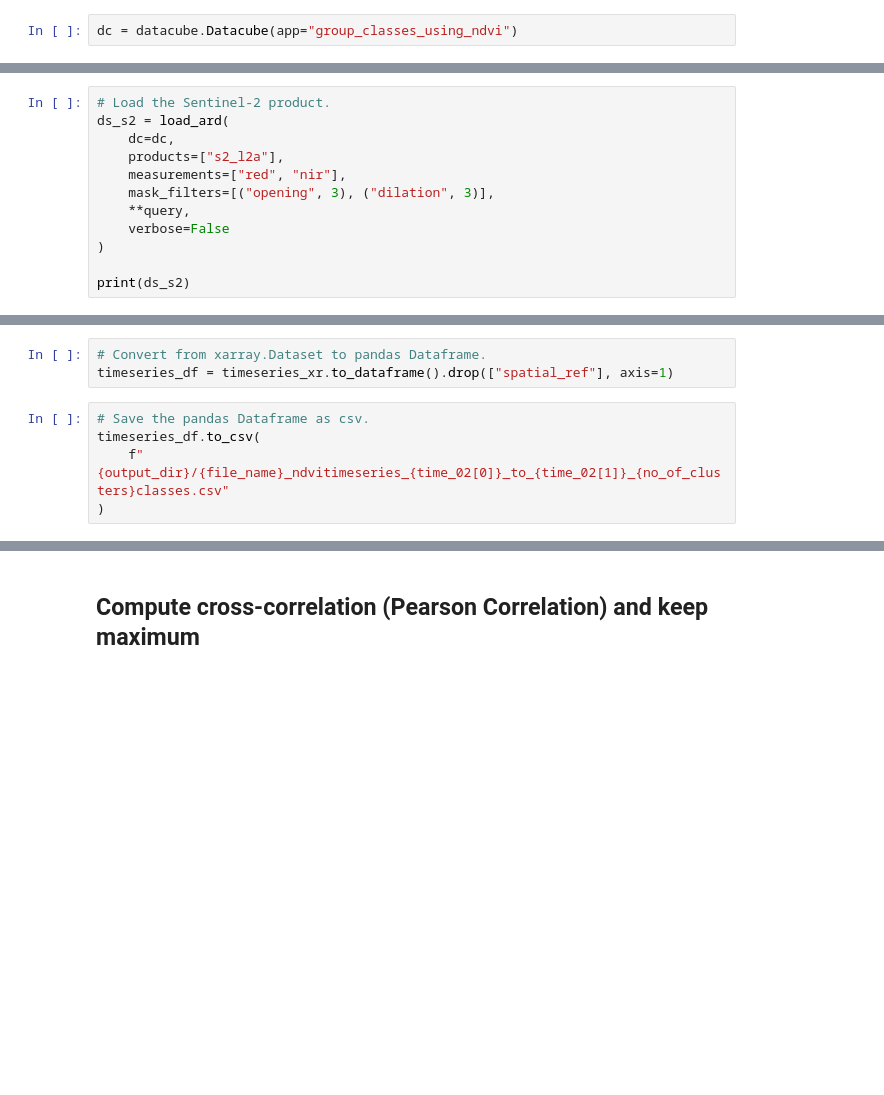
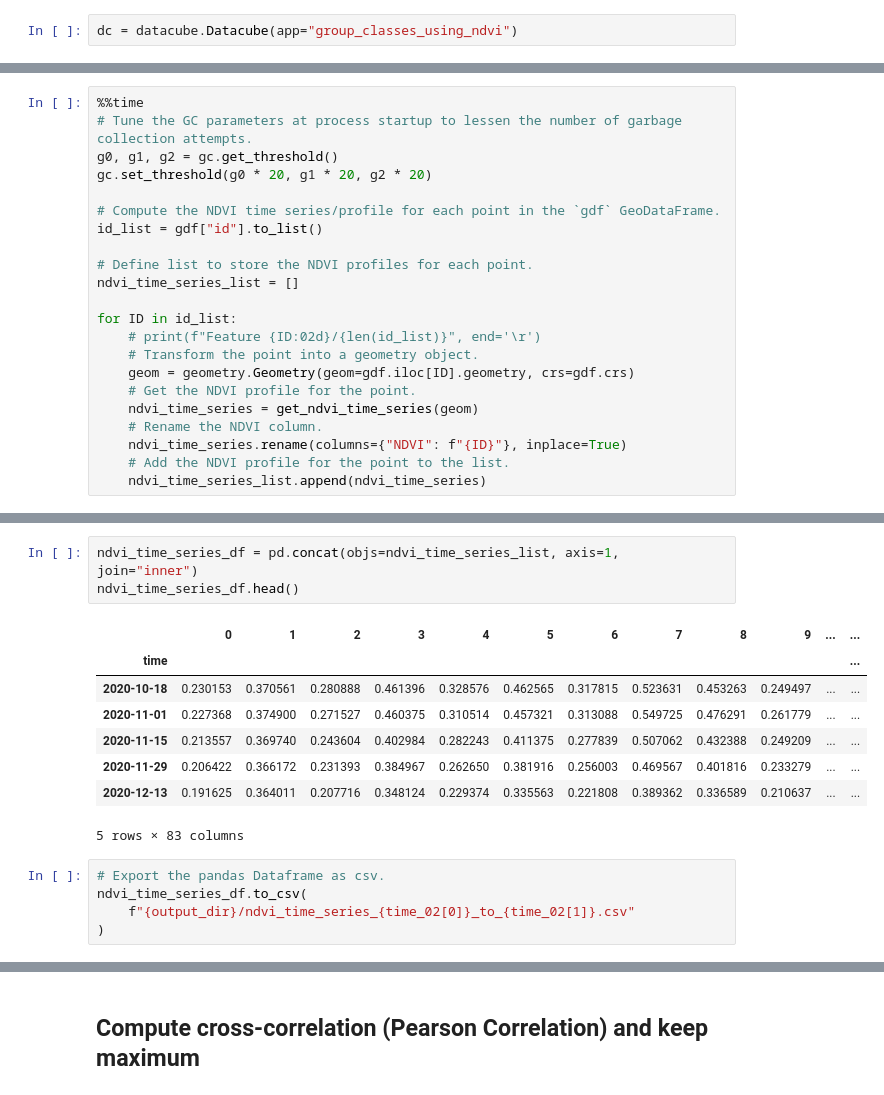
Before and after one commit to tylere/deafrica-sandbox-notebooks, a Jupyter notebook: Use_cases/NDVI_profiles/point_test_area/02_group_classes_using_NDVI.ipynb, the cells around one changed output, grey strips where cells are left out. Cells and saved outputs as stored; diff of their text form; blank space fills up the shorter version.

```diff
--- a/Use_cases/NDVI_profiles/point_test_area/02_group_classes_using_NDVI.ipynb
+++ b/Use_cases/NDVI_profiles/point_test_area/02_group_classes_using_NDVI.ipynb
@@ -161,13 +170,23 @@ query
 # %%
-# Load the Sentinel-2 product.
-ds_s2 = load_ard(
-    dc=dc,
-    products=["s2_l2a"],
-    measurements=["red", "nir"],
-    mask_filters=[("opening", 3), ("dilation", 3)],
-    **query,
-    verbose=False
-)
+%%time
+# Tune the GC parameters at process startup to lessen the number of garbage collection attempts.
+g0, g1, g2 = gc.get_threshold()
+gc.set_threshold(g0 * 20, g1 * 20, g2 * 20)
 
-print(ds_s2)
+# Compute the NDVI time series/profile for each point in the `gdf` GeoDataFrame.
+id_list = gdf["id"].to_list()
+
+# Define list to store the NDVI profiles for each point.
+ndvi_time_series_list = []
+
+for ID in id_list:
+    # print(f"Feature {ID:02d}/{len(id_list)}", end='\r')
+    # Transform the point into a geometry object.
+    geom = geometry.Geometry(geom=gdf.iloc[ID].geometry, crs=gdf.crs)
+    # Get the NDVI profile for the point.
+    ndvi_time_series = get_ndvi_time_series(geom)
+    # Rename the NDVI column.
+    ndvi_time_series.rename(columns={"NDVI": f"{ID}"}, inplace=True)
+    # Add the NDVI profile for the point to the list.
+    ndvi_time_series_list.append(ndvi_time_series)
 # %% [output]
@@ -246,8 +212,17 @@ Wall time: 4min 16s
-# %%
-# Convert from xarray.Dataset to pandas Dataframe.
-timeseries_df = timeseries_xr.to_dataframe().drop(["spatial_ref"], axis=1)
-# %%
-# Save the pandas Dataframe as csv.
-timeseries_df.to_csv(
-    f"{output_dir}/{file_name}_ndvitimeseries_{time_02[0]}_to_{time_02[1]}_{no_of_clusters}classes.csv"
-)
+# %%
+ndvi_time_series_df = pd.concat(objs=ndvi_time_series_list, axis=1, join="inner")
+ndvi_time_series_df.head()
+# %% [output]
+|  | 0 | 1 | 2 | 3 | 4 | 5 | 6 | 7 | 8 | 9 | ... | ... |
+| time |  |  |  |  |  |  |  |  |  |  |  | ... |
+| 2020-10-18 | 0.230153 | 0.370561 | 0.280888 | 0.461396 | 0.328576 | 0.462565 | 0.317815 | 0.523631 | 0.453263 | 0.249497 | ... | ... |
+| 2020-11-01 | 0.227368 | 0.374900 | 0.271527 | 0.460375 | 0.310514 | 0.457321 | 0.313088 | 0.549725 | 0.476291 | 0.261779 | ... | ... |
+| 2020-11-15 | 0.213557 | 0.369740 | 0.243604 | 0.402984 | 0.282243 | 0.411375 | 0.277839 | 0.507062 | 0.432388 | 0.249209 | ... | ... |
+| 2020-11-29 | 0.206422 | 0.366172 | 0.231393 | 0.384967 | 0.262650 | 0.381916 | 0.256003 | 0.469567 | 0.401816 | 0.233279 | ... | ... |
+| 2020-12-13 | 0.191625 | 0.364011 | 0.207716 | 0.348124 | 0.229374 | 0.335563 | 0.221808 | 0.389362 | 0.336589 | 0.210637 | ... | ... |
+5 rows × 83 columns
+# %%
+# Export the pandas Dataframe as csv.
+ndvi_time_series_df.to_csv(
+    f"{output_dir}/ndvi_time_series_{time_02[0]}_to_{time_02[1]}.csv"
+)
```
Also changed, not shown: parts of 28 cells of this notebook, 17 other files.
